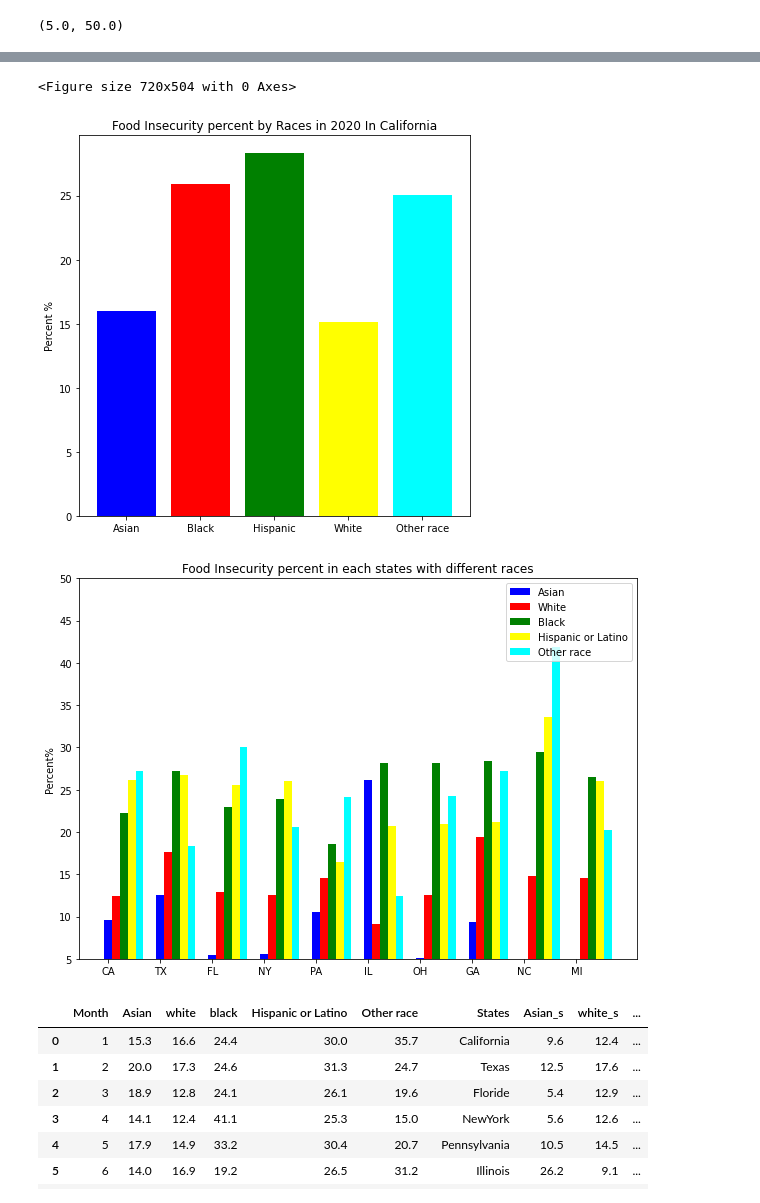
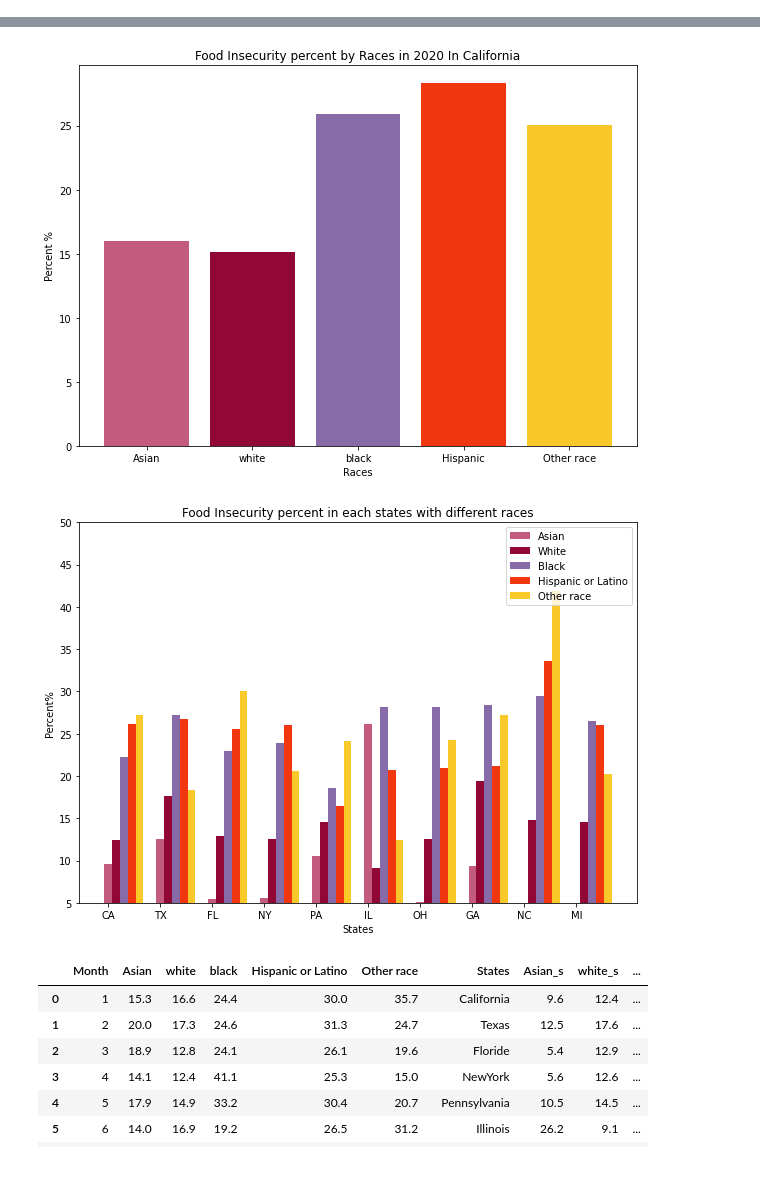
Before and after one commit to MCsweetsoup/ECE143-FinalProject, a Jupyter notebook: Food Insercuity.ipynb, the cells around one changed output, grey strips where cells are left out. Cells and saved outputs as stored; diff of their text form; code cells hidden in the pictures; blank space fills up the shorter version.

```diff
--- a/Food Insercuity.ipynb
+++ b/Food Insercuity.ipynb
@@ -12,26 +12,31 @@ data = pd.read_csv('2022 food insecurity vs race .csv')
 plt.figure(figsize=(15,8))
 month = ['Jan','Feb','Mar','Apr','May','Jun','Jul','Aug','Sep','Oct','Nov','Dec']
 #Asian Plot
-plt.plot(data['Asian'],label=r'Asian',c='blue')
+plt.plot(data['Asian'],label=r'Asian',c='#c35b7e')
 
 #white plot
-plt.plot(data['white'],label=r'White',c='cyan')
+plt.plot(data['white'],label=r'White',c='#910736')
 
 #black plot
-plt.plot(data['black'],label=r'Black',c='#ff8817')
+plt.plot(data['black'],label=r'Black',c='#866ba8')
 
 #Hispanic or Latino plot
 plt.plot(data['Hispanic or Latino'],label=r'Hispanic or Latino',c='#f13710')
 
 #Other race plot
-plt.plot(data['Other race'],label=r'Other race',c='#866ba8')
+plt.plot(data['Other race'],label=r'Other race',c='#f8c928')
 
 ind = np.arange(len(month))
+plt.axvline(x=0,color ='black',ls =':',alpha=0.45)
 plt.axvline(x=3,color ='black',ls =':',alpha=0.45)
 plt.axvline(x=6,color ='black',ls =':',alpha=0.45)
-plt.axvline(x=8,color ='black',ls =':',alpha=0.45)
-plt.axhline(y=10.3,color ='red',ls =':',alpha=0.45)
-plt.axhline(y=41.2,color ='red',ls =':',alpha=0.45)
+plt.axvline(x=10,color ='black',ls =':',alpha=0.45)
+plt.axvline(x=11,color ='black',ls =':',alpha=0.45)
+plt.axhline(y=max(data['Asian']),color ='red',ls =':',alpha=0.45)
+plt.axhline(y=max(data['white']),color ='red',ls =':',alpha=0.45)
+plt.axhline(y=max(data['black']),color ='red',ls =':',alpha=0.45)
+plt.axhline(y=max(data['Hispanic or Latino']),color ='red',ls =':',alpha=0.45)
+plt.axhline(y=max(data['Other race']),color ='red',ls =':',alpha=0.45)
 plt.xticks(ind, month)
 plt.legend(loc='upper right')
 plt.xlabel("Month")
@@ -41,16 +46,16 @@ plt.ylim(5, 45)
 # end for the first graph code
 
 
-
 '''
 This graph is about the average of the food insercurity in 2020 by different races
 '''
+
+name= ["Asian",'white','black','Hispanic','Other race']
+average = [data['Asian'].sum()/12,data['white'].sum()/12,data['black'].sum()/12,data['Hispanic or Latino'].sum()/12,data['Other race'].sum()/12]
 plt.figure(figsize=(10,7))
-name= ["Asian",'Black','Hispanic','White','Other race']
-average = [data['Asian'].sum()/12,data['black'].sum()/12,data['Hispanic or Latino'].sum()/12,data['white'].sum()/12,data['Other race'].sum()/12]
-plt.figure(figsize=(7,7))
-plt.bar(name,average,color=['blue', 'red', 'green', 'yellow', 'cyan'])
+plt.bar(name,average,color=['#c35b7e', '#910736', '#866ba8', '#f13710', '#f8c928'])
 plt.ylabel("Percent %")
+plt.xlabel("Races")
 plt.title('Food Insecurity percent by Races in 2020 In California')
 #end for this graph
 
@@ -70,16 +75,17 @@ other = [i for i in data['other_s'] if math.isnan(i) == False]
 plt.figure(figsize=(10,7))
 ind = np.arange(len(states))
 width = 0.15
-plt.bar(ind,asian,width,color="blue",label = 'Asian')
-plt.bar(ind+width,white,width,color="red",label = 'White')
-plt.bar(ind+width*2,black,width,color="green",label = 'Black')
-plt.bar(ind+width*3,latino,width,color="yellow",label = 'Hispanic or Latino')
-plt.bar(ind+width*4,other,width,color="cyan",label = 'Other race')
+plt.bar(ind,asian,width,color='#c35b7e',label = 'Asian')
+plt.bar(ind+width,white,width,color='#910736',label = 'White')
+plt.bar(ind+width*2,black,width,color='#866ba8',label = 'Black')
+plt.bar(ind+width*3,latino,width,color='#f13710',label = 'Hispanic or Latino')
+plt.bar(ind+width*4,other,width,color='#f8c928',label = 'Other race')
 plt.xticks(ind, states)
 plt.legend(loc='upper right')
 plt.ylabel("Percent%")
+plt.xlabel("States")
 plt.title('Food Insecurity percent in each states with different races')
 plt.ylim(5, 50)
+plt.show()
 #end for this graph
 # %% [output]
-(5.0, 50.0)
@@ -87,6 +93,5 @@ plt.ylim(5, 50)
-<Figure size 720x504 with 0 Axes>
-[figure, old version]
+[figure, new version]
-[figure, old version]
+[figure, new version]
 # %%
 import pandas as pd
 import matplotlib.pyplot as plt
```
Also changed, not shown: parts of 1 cell of this notebook, 11 other files.
